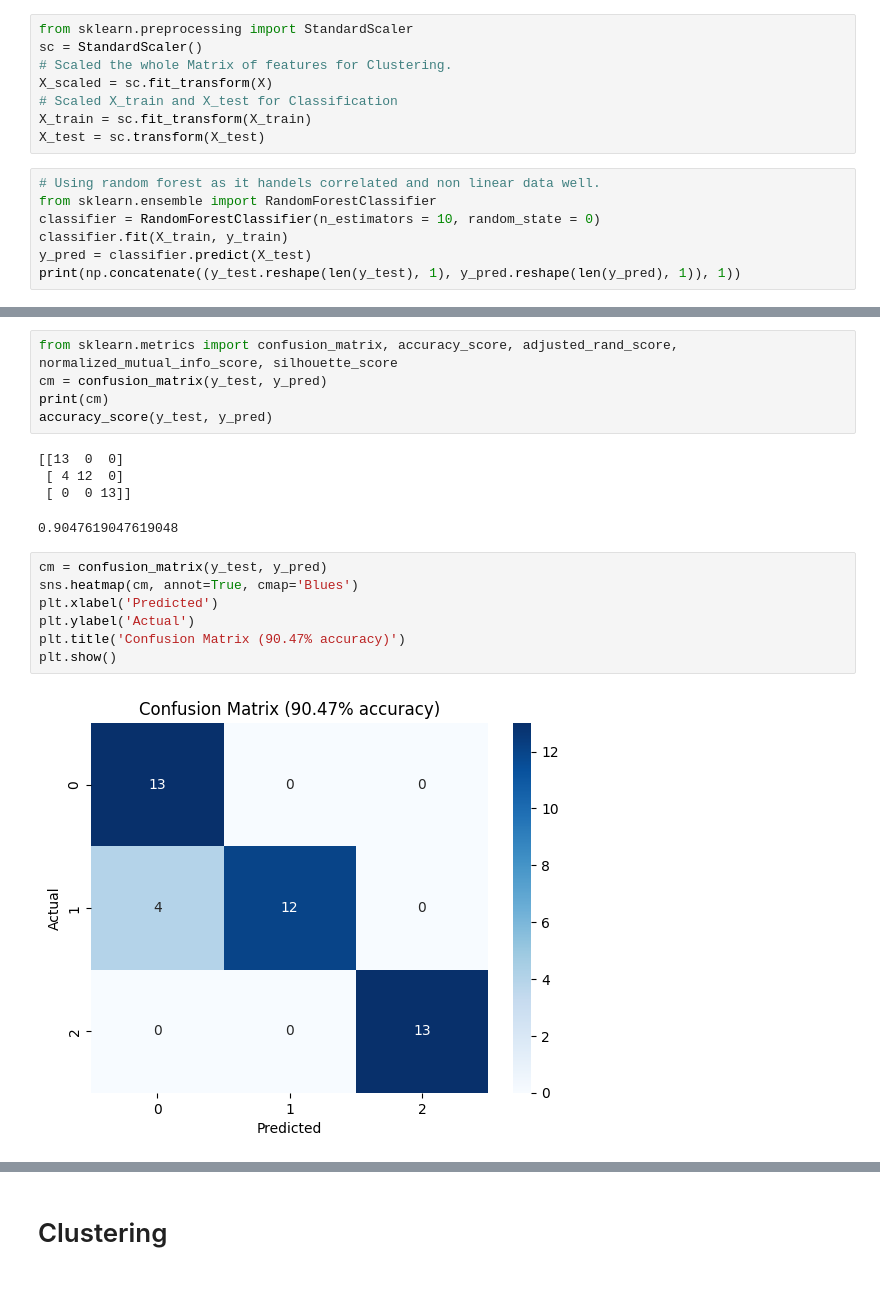
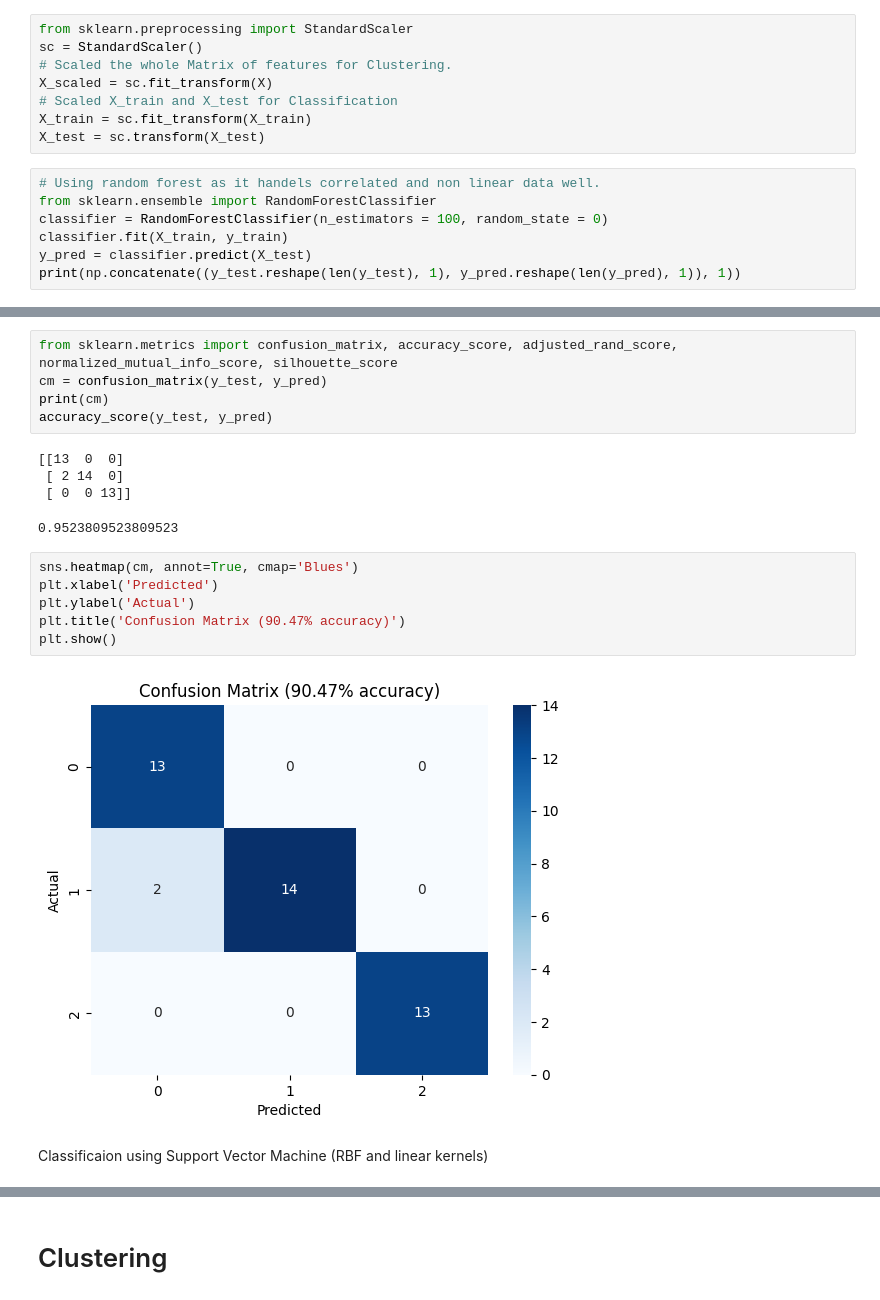
Before and after one commit to severussnape19/Machine_learning, a Jupyter notebook: seeds/seeds.ipynb, the cells around one changed output, grey strips where cells are left out. Cells and saved outputs as stored; diff of their text form.

```diff
--- a/seeds/seeds.ipynb
+++ b/seeds/seeds.ipynb
@@ -72,7 +74,7 @@ X_test = sc.transform(X_test)
 # %%
 # Using random forest as it handels correlated and non linear data well.
 from sklearn.ensemble import RandomForestClassifier
-classifier = RandomForestClassifier(n_estimators = 10, random_state = 0)
+classifier = RandomForestClassifier(n_estimators = 100, random_state = 0)
 classifier.fit(X_train, y_train)
 y_pred = classifier.predict(X_test)
 print(np.concatenate((y_test.reshape(len(y_test), 1), y_pred.reshape(len(y_pred), 1)), 1))
@@ -101,15 +103,16 @@ print(cm)
 accuracy_score(y_test, y_pred)
 # %% [output]
 [[13  0  0]
- [ 4 12  0]
+ [ 2 14  0]
  [ 0  0 13]]
-0.9047619047619048
+0.9523809523809523
 # %%
-cm = confusion_matrix(y_test, y_pred)
 sns.heatmap(cm, annot=True, cmap='Blues')
 plt.xlabel('Predicted')
 plt.ylabel('Actual')
 plt.title('Confusion Matrix (90.47% accuracy)')
 plt.show()
 # %% [output]
-[figure, old version]
+[figure, new version]
+# %% [markdown]
+Classificaion using Support Vector Machine (RBF and linear kernels)
```
Also changed, not shown: parts of 7 cells of this notebook.
